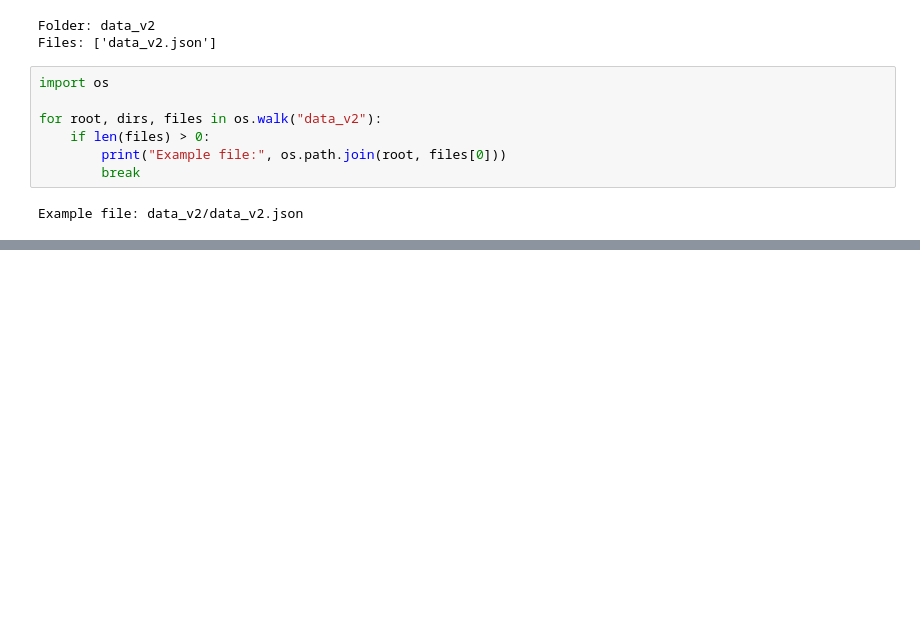
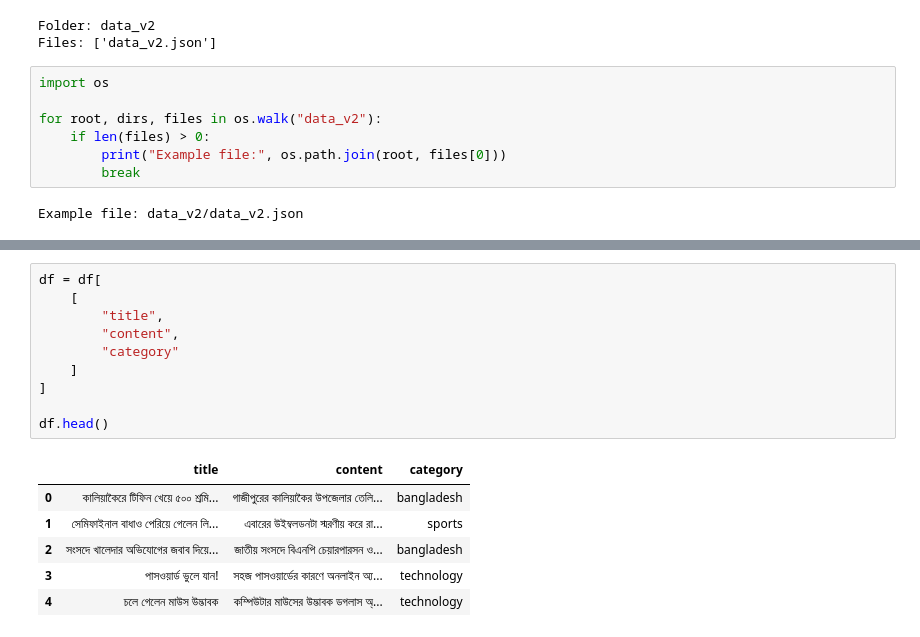
Before and after one commit to mahmudscode/NLP_work, a Jupyter notebook: NLP_WORK.ipynb, the cells around one changed output, grey strips where cells are left out. Cells and saved outputs as stored; diff of their text form; blank space fills up the shorter version.

```diff
--- a/NLP_WORK.ipynb
+++ b/NLP_WORK.ipynb
@@ -85,0 +123,17 @@ print(len(data))
+# %%
+df = df[
+    [
+        "title",
+        "content",
+        "category"
+    ]
+]
+
+df.head()
+# %% [output]
+|  | title | content | category |
+| 0 | কালিয়াকৈরে টিফিন খেয়ে ৫০০ শ্রমি... | গাজীপুরের কালিয়াকৈর উপজেলার তেলি... | bangladesh |
+| 1 | সেমিফাইনাল বাধাও পেরিয়ে গেলেন লি... | এবারের উইম্বলডনটা স্মরণীয় করে রা... | sports |
+| 2 | সংসদে খালেদার অভিযোগের জবাব দিয়ে... | জাতীয় সংসদে বিএনপি চেয়ারপারসন ও... | bangladesh |
+| 3 | পাসওয়ার্ড ভুলে যান! | সহজ পাসওয়ার্ডের কারণে অনলাইন অ্য... | technology |
+| 4 | চলে গেলেন মাউস উদ্ভাবক | কম্পিউটার মাউসের উদ্ভাবক ডগলাস অ্... | technology |
```
Also changed, not shown: parts of 16 cells of this notebook.
